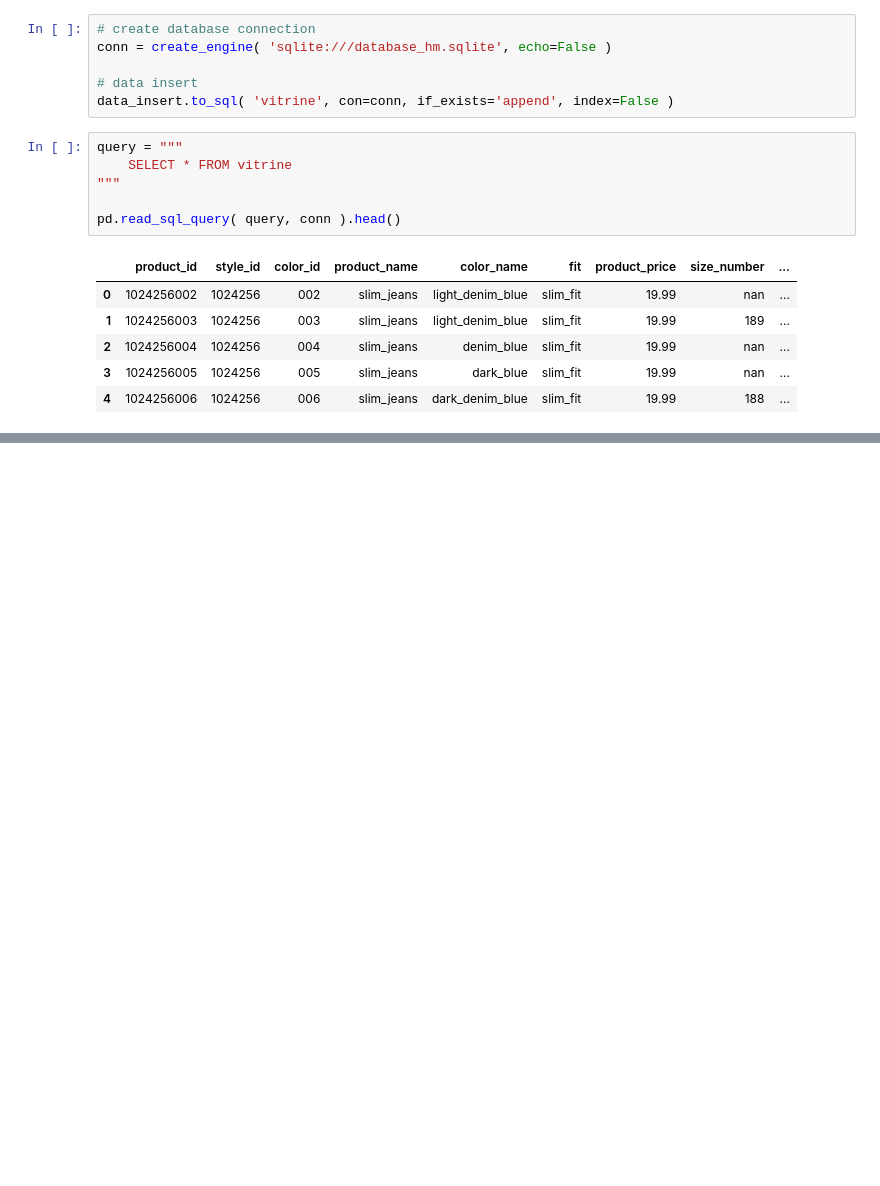
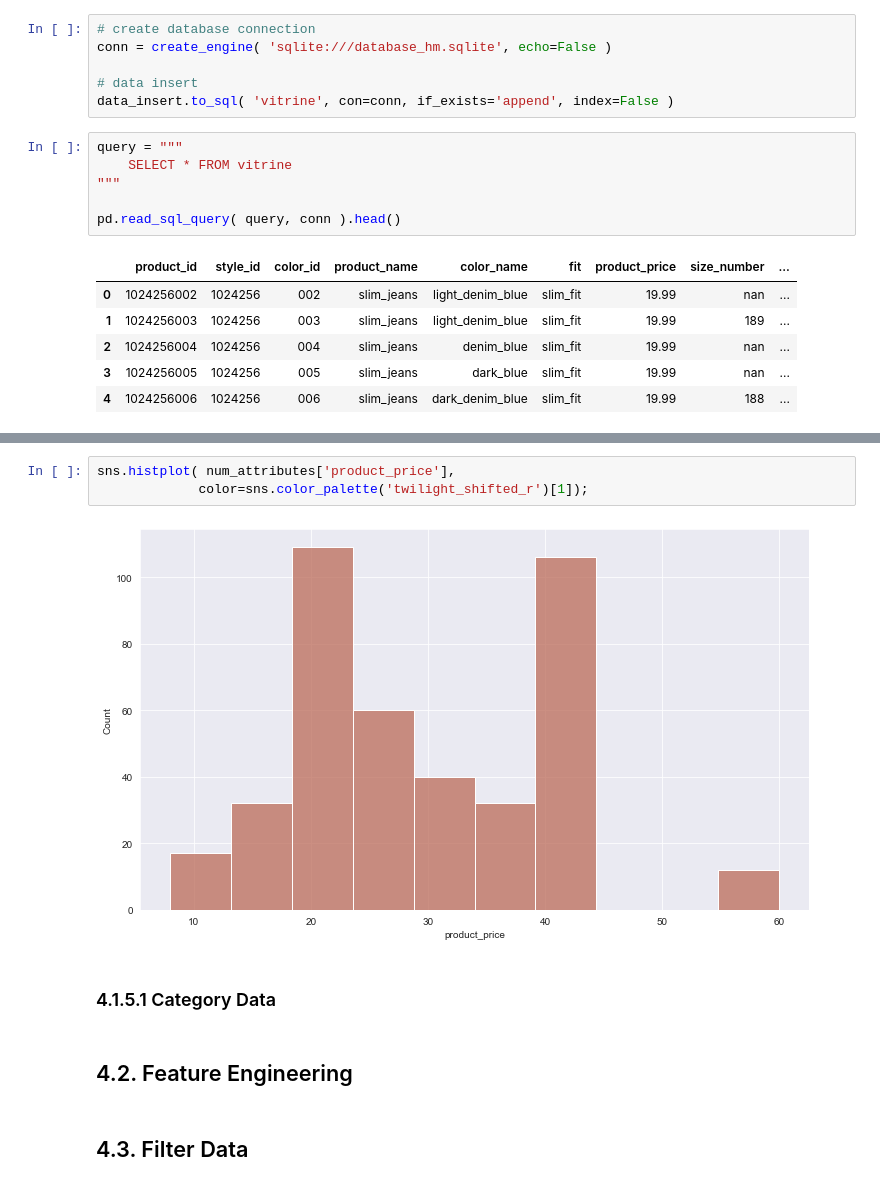
Before and after one commit to marcosvliras/H-M, a Jupyter notebook: HM_WB_FINAL.ipynb, the cells around one changed output, grey strips where cells are left out. Saved outputs shown, nothing was run; the diff lists cells and outputs as text; blank space fills up the shorter version.

```diff
--- a/HM_WB_FINAL.ipynb
+++ b/HM_WB_FINAL.ipynb
@@ -408,0 +512,11 @@ pd.read_sql_query( query, conn ).head()
+# %%
+sns.histplot( num_attributes['product_price'],
+             color=sns.color_palette('twilight_shifted_r')[1]);
+# %% [output]
+[figure, added]
+# %% [markdown]
+### 4.1.5.1 Category Data
+# %% [markdown]
+## 4.2. Feature Engineering
+# %% [markdown]
+## 4.3. Filter Data
```
Also changed, not shown: parts of 30 cells of this notebook, 1 other file.
